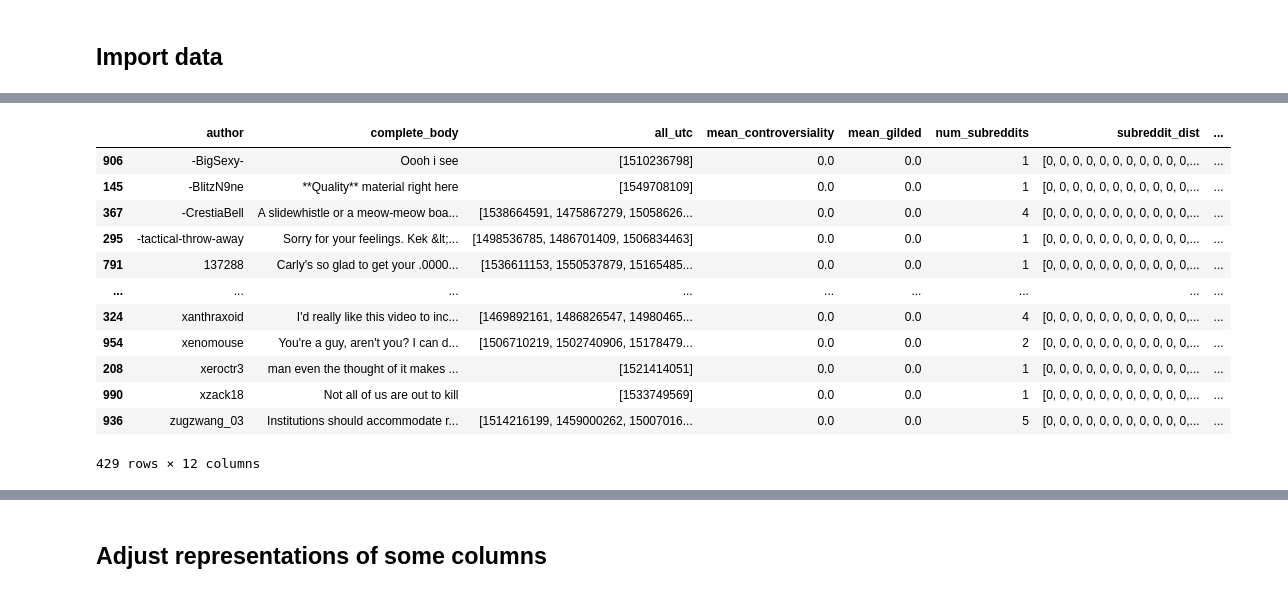
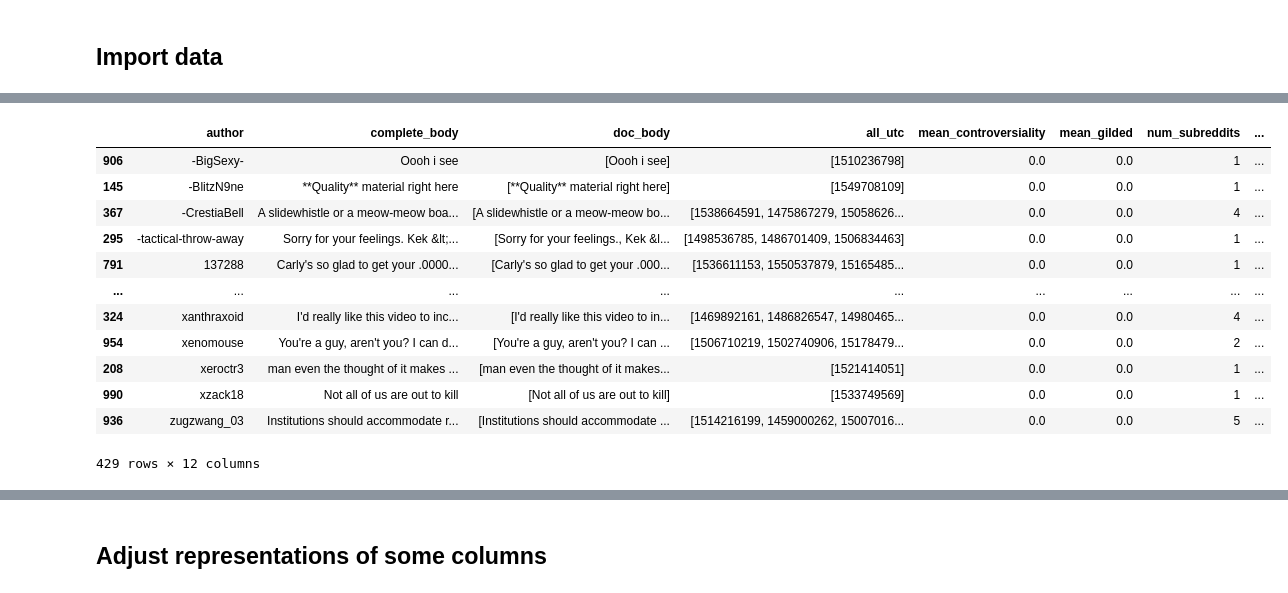
Before and after one commit to sophiasylvester/Big5-NLP, a Jupyter notebook: preprocessing_author.ipynb, the cells around one changed output, grey strips where cells are left out. Saved outputs shown, nothing was run; the diff lists cells and outputs as text; code cells hidden in the pictures.

```diff
--- a/preprocessing_author.ipynb
+++ b/preprocessing_author.ipynb
@@ -97,6 +104,6 @@ df.head()
 # %%
 # change language to numeric representation
-def adjust(df):
+def numeric_lang(df):
     # change lang to numerical representation
     language = df['lang'].values.tolist()
     language = set(language)
@@ -108,8 +115,6 @@ def adjust(df):
     df = df.drop(columns=['lang'])
 
     return df
-
-df = adjust(df)
 # %%
 def create_timecolumns(df):
     readable = []
@@ -170,8 +175,12 @@ def subredditcounter(df, lst):
     return v
 # %%
 def create_authordf(df):
+    df = numeric_lang(df)
     # body
     df['complete_body'] = df.groupby(['author'])['body'].transform(lambda x : ' '. join(x))
+    df['doc_body'] = df.groupby(['author'])['body'].transform(lambda x : '§'. join(x))
+    df['doc_body'] =  df['doc_body'].apply(lambda x: x.split("§"))
+
     # language
     df['lang'] = df['language'].apply(lambda x: str(x))
     df['all_lang'] = df.groupby(['author'])['lang'].transform(lambda x : ' '. join(x))
@@ -183,51 +192,57 @@ def create_authordf(df):
     df['mean_controversiality'] = df.groupby(['author']).agg({'controversiality': ['mean']})
     df['mean_controversiality'] = df['mean_controversiality'].fillna(0)
     # gilded
     df['mean_gilded'] = df.groupby(['author']).agg({'gilded': ['mean']})
     df['mean_gilded'] = df['mean_gilded'].fillna(0)
     # number of subreddits
     df['num_subreddits'] = df.groupby(['author'])['subreddit'].transform(lambda x : ' '. join(x))
     df['num_subreddits'] = df['num_subreddits'].apply(lambda x: len(set(x.split())))
     # number of comments per subreddit
     df['subreddit_dist'] = df.groupby(['author'])['subreddit'].transform(lambda x : ' '. join(x))
     subreddit = subredditcounter(df, df['subreddit_dist'])
-    df['subreddit_dist'] = subreddit.tolist()
+    subreddit = subreddit.tolist()
+    subreddit_arr = [np.array(lst) for lst in subreddit]
+    df['subreddit_dist'] = subreddit_arr
     # time
     df = create_timecolumns(df)
     df['weekday_dist'] = df.groupby(['author'])['weekday'].transform(lambda x : ' '. join(x))
     weekday = timecounter(df['weekday_dist'], 'weekday')
-    df['weekday_dist'] = weekday.tolist()
+    weekday = weekday.tolist()
+    weekday_arr = [np.array(lst) for lst in weekday]
+    df['weekday_dist'] = weekday_arr
     df['month_dist'] = df.groupby(['author'])['month'].transform(lambda x : ' '. join(x))
     month = timecounter(df['month_dist'], 'month')
-    df['month_dist'] = month.tolist()
+    month = month.tolist()
+    month_arr = [np.array(lst) for lst in month]
+    df['month_dist'] = month_arr
     df['year_dist'] = df.groupby(['author'])['year'].transform(lambda x : ' '. join(x))
     year = timecounter(df['year_dist'], 'year')
-    df['year_dist'] = year.tolist()
+    year = year.tolist()
+    year_arr = [np.array(lst) for lst in year]
+    df['year_dist'] = year_arr
 
-    newdf = df[['author', 'complete_body', 'all_utc', 'mean_controversiality',
+    newdf = df[['author', 'complete_body', 'doc_body', 'all_utc', 'mean_controversiality',
                 'mean_gilded', 'num_subreddits', 'subreddit_dist', 'weekday_dist',
                 'month_dist', 'year_dist', 'all_lang']]
     newdf = newdf.sort_values(by='author')
     newdf = newdf.drop_duplicates(subset=['author'])
     return newdf
 
 
 pandora = create_authordf(df)
 pandora
-pandora['body'] = pandora['complete_body']
-pandora
-# print(type(newdf.iloc[428]['weekday_dist']))
+# print(type(pandora.iloc[0]['subreddit_dist']))
 # %% [output]
-|  | author | complete_body | all_utc | mean_controversiality | mean_gilded | num_subreddits | subreddit_dist | ... |
-| 906 | -BigSexy- | Oooh i see | [1510236798] | 0.0 | 0.0 | 1 | [0, 0, 0, 0, 0, 0, 0, 0, 0, 0, 0,... | ... |
-| 145 | -BlitzN9ne | **Quality** material right here | [1549708109] | 0.0 | 0.0 | 1 | [0, 0, 0, 0, 0, 0, 0, 0, 0, 0, 0,... | ... |
-| 367 | -CrestiaBell | A slidewhistle or a meow-meow boa... | [1538664591, 1475867279, 15058626... | 0.0 | 0.0 | 4 | [0, 0, 0, 0, 0, 0, 0, 0, 0, 0, 0,... | ... |
-| 295 | -tactical-throw-away | Sorry for your feelings. Kek &lt;... | [1498536785, 1486701409, 1506834463] | 0.0 | 0.0 | 1 | [0, 0, 0, 0, 0, 0, 0, 0, 0, 0, 0,... | ... |
-| 791 | 137288 | Carly's so glad to get your .0000... | [1536611153, 1550537879, 15165485... | 0.0 | 0.0 | 1 | [0, 0, 0, 0, 0, 0, 0, 0, 0, 0, 0,... | ... |
+|  | author | complete_body | doc_body | all_utc | mean_controversiality | mean_gilded | num_subreddits | ... |
+| 906 | -BigSexy- | Oooh i see | [Oooh i see] | [1510236798] | 0.0 | 0.0 | 1 | ... |
+| 145 | -BlitzN9ne | **Quality** material right here | [**Quality** material right here] | [1549708109] | 0.0 | 0.0 | 1 | ... |
+| 367 | -CrestiaBell | A slidewhistle or a meow-meow boa... | [A slidewhistle or a meow-meow bo... | [1538664591, 1475867279, 15058626... | 0.0 | 0.0 | 4 | ... |
+| 295 | -tactical-throw-away | Sorry for your feelings. Kek &lt;... | [Sorry for your feelings., Kek &l... | [1498536785, 1486701409, 1506834463] | 0.0 | 0.0 | 1 | ... |
+| 791 | 137288 | Carly's so glad to get your .0000... | [Carly's so glad to get your .000... | [1536611153, 1550537879, 15165485... | 0.0 | 0.0 | 1 | ... |
 | ... | ... | ... | ... | ... | ... | ... | ... | ... |
-| 324 | xanthraxoid | I'd really like this video to inc... | [1469892161, 1486826547, 14980465... | 0.0 | 0.0 | 4 | [0, 0, 0, 0, 0, 0, 0, 0, 0, 0, 0,... | ... |
-| 954 | xenomouse | You're a guy, aren't you? I can d... | [1506710219, 1502740906, 15178479... | 0.0 | 0.0 | 2 | [0, 0, 0, 0, 0, 0, 0, 0, 0, 0, 0,... | ... |
-| 208 | xeroctr3 | man even the thought of it makes ... | [1521414051] | 0.0 | 0.0 | 1 | [0, 0, 0, 0, 0, 0, 0, 0, 0, 0, 0,... | ... |
-| 990 | xzack18 | Not all of us are out to kill | [1533749569] | 0.0 | 0.0 | 1 | [0, 0, 0, 0, 0, 0, 0, 0, 0, 0, 0,... | ... |
-| 936 | zugzwang_03 | Institutions should accommodate r... | [1514216199, 1459000262, 15007016... | 0.0 | 0.0 | 5 | [0, 0, 0, 0, 0, 0, 0, 0, 0, 0, 0,... | ... |
+| 324 | xanthraxoid | I'd really like this video to inc... | [I'd really like this video to in... | [1469892161, 1486826547, 14980465... | 0.0 | 0.0 | 4 | ... |
+| 954 | xenomouse | You're a guy, aren't you? I can d... | [You're a guy, aren't you? I can ... | [1506710219, 1502740906, 15178479... | 0.0 | 0.0 | 2 | ... |
+| 208 | xeroctr3 | man even the thought of it makes ... | [man even the thought of it makes... | [1521414051] | 0.0 | 0.0 | 1 | ... |
+| 990 | xzack18 | Not all of us are out to kill | [Not all of us are out to kill] | [1533749569] | 0.0 | 0.0 | 1 | ... |
+| 936 | zugzwang_03 | Institutions should accommodate r... | [Institutions should accommodate ... | [1514216199, 1459000262, 15007016... | 0.0 | 0.0 | 5 | ... |
 429 rows × 12 columns
```
Also changed, not shown: parts of 15 cells of this notebook.
